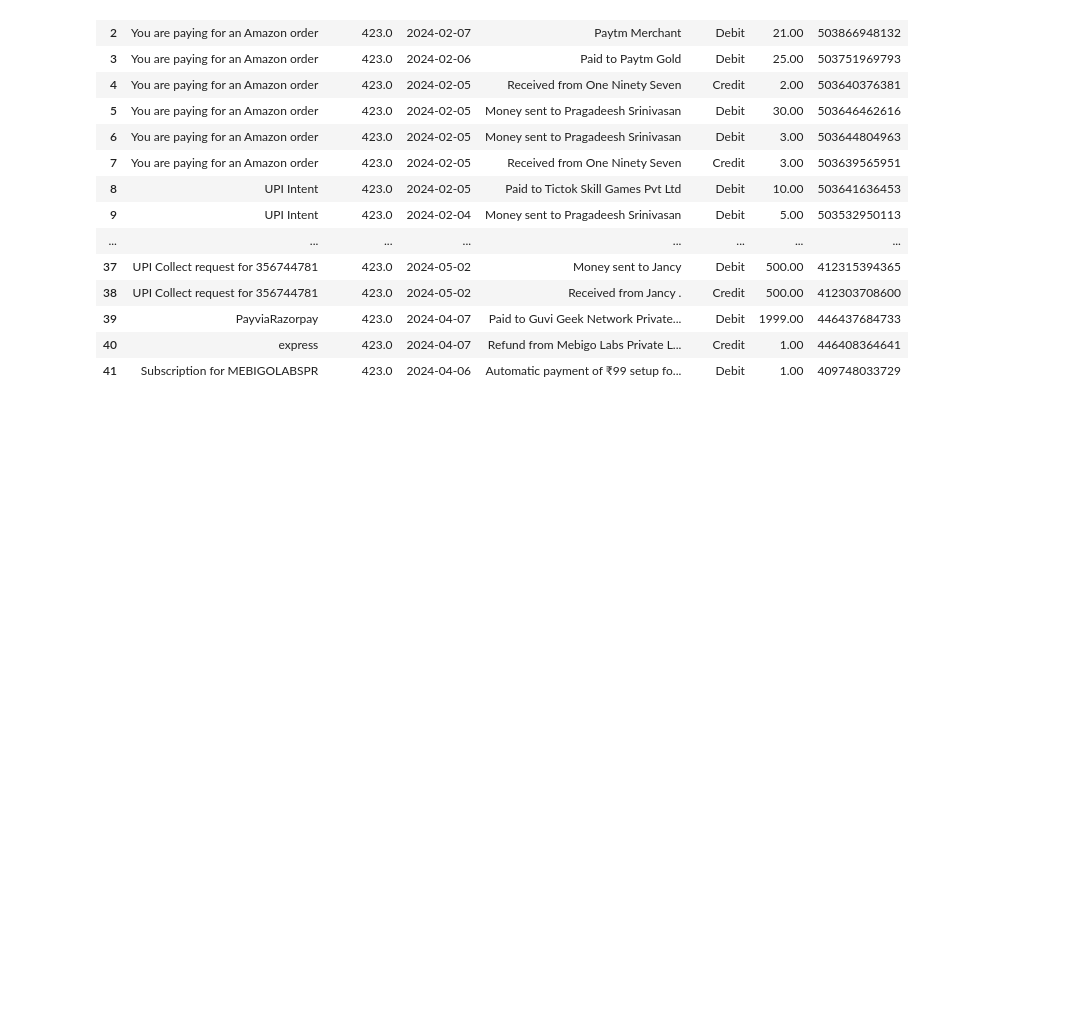
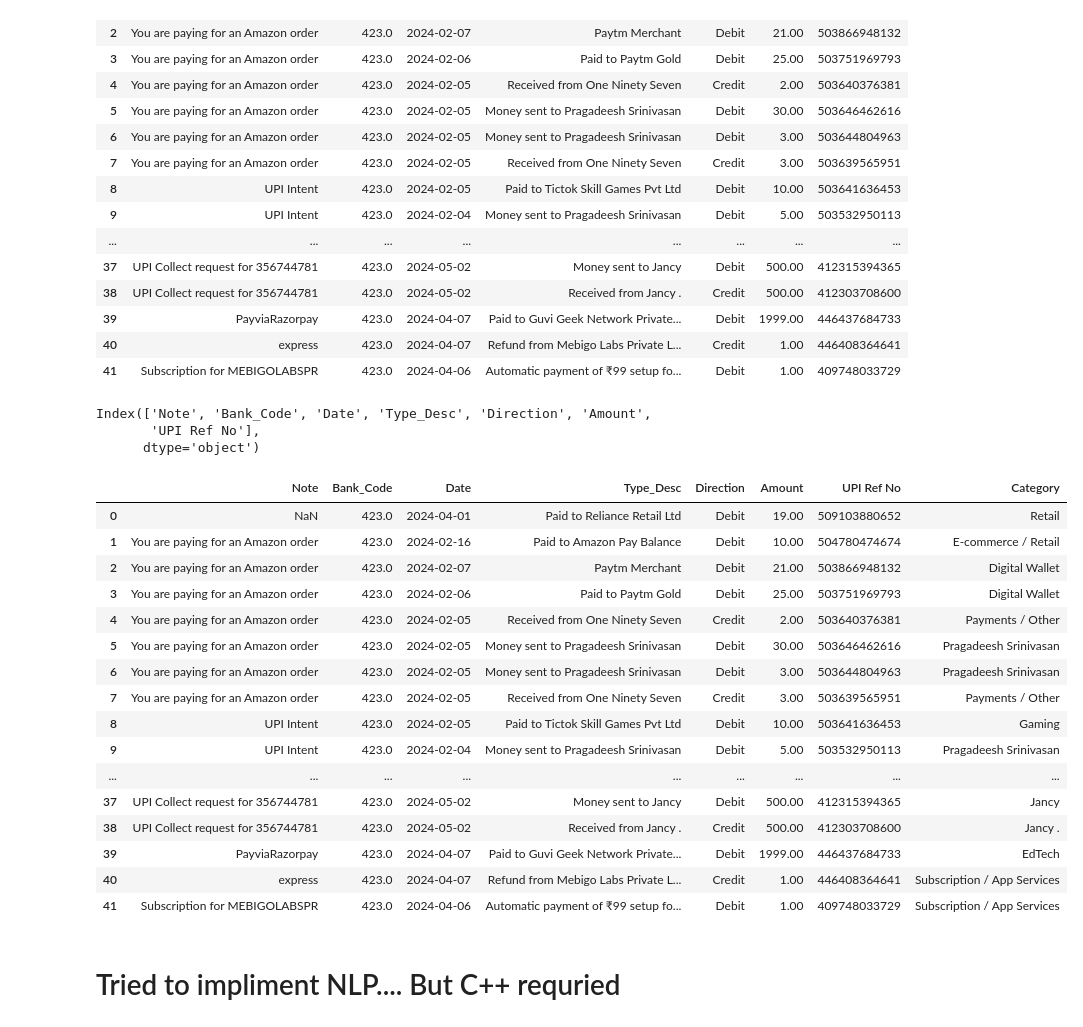
Before and after one commit to madhan96p/upi-financial-analyzer, a Jupyter notebook: Upi.ipynb, the cells around one changed output. Cells and saved outputs as stored; diff of their text form; code cells hidden in the pictures; blank space fills up the shorter version.

```diff
--- a/Upi.ipynb
+++ b/Upi.ipynb
@@ -345,3 +344,9 @@ df
 | 39 | PayviaRazorpay | 423.0 | 2024-04-07 | Paid to Guvi Geek Network Private... | Debit | 1999.00 | 446437684733 |
 | 40 | express | 423.0 | 2024-04-07 | Refund from Mebigo Labs Private L... | Credit | 1.00 | 446408364641 |
 | 41 | Subscription for MEBIGOLABSPR | 423.0 | 2024-04-06 | Automatic payment of ₹99 setup fo... | Debit | 1.00 | 409748033729 |
+# %%
+df.columns
+# %% [output]
+Index(['Note', 'Bank_Code', 'Date', 'Type_Desc', 'Direction', 'Amount',
+       'UPI Ref No'],
+      dtype='object')
@@ -347,0 +519,40 @@ df
+# %%
+
+# Function to categorize based on merchant name or person name
+def categorize_transaction(description):
+    for merchant, category in merchant_to_category.items():
+        if merchant in description:
+            return category
+    # Check for P2P transactions
+    if "Money sent to" in description:
+        return description.split("Money sent to ")[1].strip()
+    elif "Received from" in description:
+        return description.split("Received from ")[1].strip()
+    else:
+        return "Unknown"
+
+# Apply the categorization
+df["Category"] = df["Type_Desc"].apply(categorize_transaction)
+
+# Show the result
+df
+# %% [output]
+|  | Note | Bank_Code | Date | Type_Desc | Direction | Amount | UPI Ref No | Category |
+| 0 | NaN | 423.0 | 2024-04-01 | Paid to Reliance Retail Ltd | Debit | 19.00 | 509103880652 | Retail |
+| 1 | You are paying for an Amazon order | 423.0 | 2024-02-16 | Paid to Amazon Pay Balance | Debit | 10.00 | 504780474674 | E-commerce / Retail |
+| 2 | You are paying for an Amazon order | 423.0 | 2024-02-07 | Paytm Merchant | Debit | 21.00 | 503866948132 | Digital Wallet |
+| 3 | You are paying for an Amazon order | 423.0 | 2024-02-06 | Paid to Paytm Gold | Debit | 25.00 | 503751969793 | Digital Wallet |
+| 4 | You are paying for an Amazon order | 423.0 | 2024-02-05 | Received from One Ninety Seven | Credit | 2.00 | 503640376381 | Payments / Other |
+| 5 | You are paying for an Amazon order | 423.0 | 2024-02-05 | Money sent to Pragadeesh Srinivasan | Debit | 30.00 | 503646462616 | Pragadeesh Srinivasan |
+| 6 | You are paying for an Amazon order | 423.0 | 2024-02-05 | Money sent to Pragadeesh Srinivasan | Debit | 3.00 | 503644804963 | Pragadeesh Srinivasan |
+| 7 | You are paying for an Amazon order | 423.0 | 2024-02-05 | Received from One Ninety Seven | Credit | 3.00 | 503639565951 | Payments / Other |
+| 8 | UPI Intent | 423.0 | 2024-02-05 | Paid to Tictok Skill Games Pvt Ltd | Debit | 10.00 | 503641636453 | Gaming |
+| 9 | UPI Intent | 423.0 | 2024-02-04 | Money sent to Pragadeesh Srinivasan | Debit | 5.00 | 503532950113 | Pragadeesh Srinivasan |
+| ... | ... | ... | ... | ... | ... | ... | ... | ... |
+| 37 | UPI Collect request for 356744781 | 423.0 | 2024-05-02 | Money sent to Jancy | Debit | 500.00 | 412315394365 | Jancy |
+| 38 | UPI Collect request for 356744781 | 423.0 | 2024-05-02 | Received from Jancy . | Credit | 500.00 | 412303708600 | Jancy . |
+| 39 | PayviaRazorpay | 423.0 | 2024-04-07 | Paid to Guvi Geek Network Private... | Debit | 1999.00 | 446437684733 | EdTech |
+| 40 | express | 423.0 | 2024-04-07 | Refund from Mebigo Labs Private L... | Credit | 1.00 | 446408364641 | Subscription / App Services |
+| 41 | Subscription for MEBIGOLABSPR | 423.0 | 2024-04-06 | Automatic payment of ₹99 setup fo... | Debit | 1.00 | 409748033729 | Subscription / App Services |
+# %% [markdown]
+# Tried to impliment NLP.... But C++ requried
```
Also changed, not shown: parts of 15 cells of this notebook.
